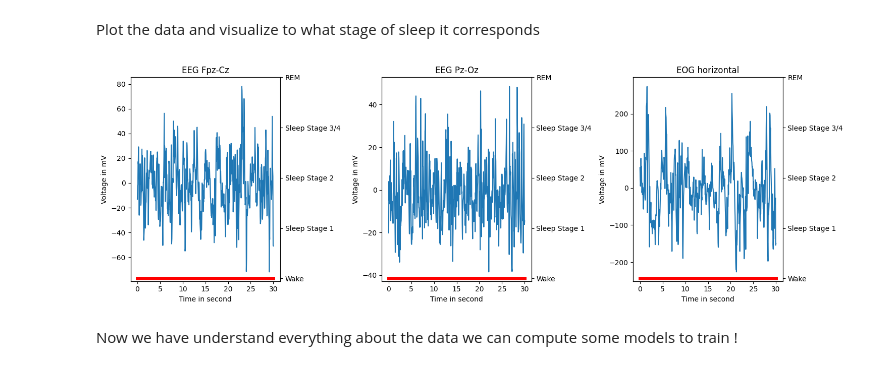
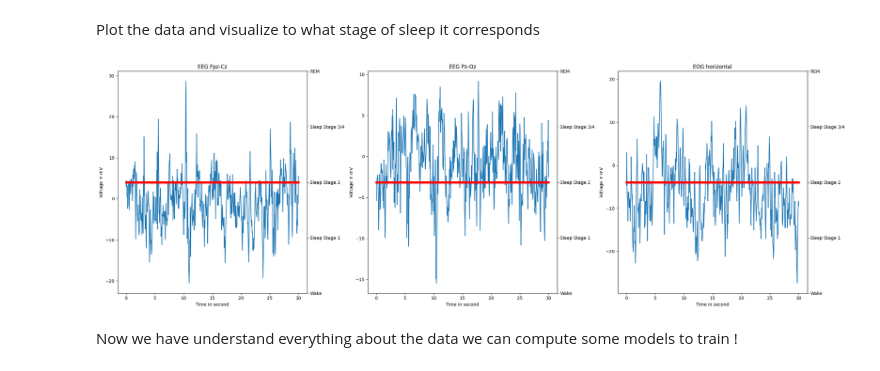
Before and after one commit to constantbourdrez/adl24-sleep-stage, a Jupyter notebook: EEGxEOG_CNN.ipynb, the cells around one changed output. Cells and saved outputs as stored; diff of their text form; code cells hidden in the pictures.

```diff
--- a/EEGxEOG_CNN.ipynb
+++ b/EEGxEOG_CNN.ipynb
@@ -95,50 +92,41 @@ torch.Size([175995, 600, 3])
 # %% [markdown]
 Plot the data and visualize to what stage of sleep it corresponds
 # %%
-numero_analyse=150
+numero_analyse=300
 time=np.linspace(0,30,xtrain.shape[1])
 
-# Créer une figure avec 3 sous-tracés côte à côte
-fig, (ax1, ax2, ax3) = plt.subplots(1, 3, figsize=(15, 5))
+fig, (ax1, ax2, ax3) = plt.subplots(1, 3, figsize=(24, 8))
 
-# Plot 1
 ax1.plot(time, xtrain[numero_analyse,:,0])
 ax1.set_xlabel('Time in second')
 ax1.set_ylabel('Voltage in mV')
 ax1.set_title(measurement[0])
-# Twin axes for ax1
 ax1_2 = ax1.twinx()
 ax1_2.plot(time, ytrain[numero_analyse]*np.ones(time.shape), color='red', linewidth=5)
 ax1_2.set_yticks([0, 1, 2, 3, 4])
 ax1_2.set_yticklabels(['Wake', 'Sleep Stage 1', 'Sleep Stage 2', 'Sleep Stage 3/4', 'REM'], fontsize=10)
 
-# Plot 2
 ax2.plot(time, xtrain[numero_analyse,:,1])
 ax2.set_xlabel('Time in second')
 ax2.set_ylabel('Voltage in mV')
 ax2.set_title(measurement[1])
-# Twin axes for ax2
 ax2_2 = ax2.twinx()
 ax2_2.plot(time, ytrain[numero_analyse]*np.ones(time.shape), color='red', linewidth=5)
 ax2_2.set_yticks([0, 1, 2, 3, 4])
 ax2_2.set_yticklabels(['Wake', 'Sleep Stage 1', 'Sleep Stage 2', 'Sleep Stage 3/4', 'REM'], fontsize=10)
 
-# Plot 3
 ax3.plot(time, xtrain[numero_analyse,:,2])
 ax3.set_xlabel('Time in second')
 ax3.set_ylabel('Voltage in mV')
 ax3.set_title(measurement[2])
-# Twin axes for ax3
 ax3_2 = ax3.twinx()
 ax3_2.plot(time, ytrain[numero_analyse]*np.ones(time.shape), color='red', linewidth=5)
 ax3_2.set_yticks([0, 1, 2, 3, 4])
 ax3_2.set_yticklabels(['Wake', 'Sleep Stage 1', 'Sleep Stage 2', 'Sleep Stage 3/4', 'REM'], fontsize=10)
-
-# Afficher la figure
 plt.tight_layout()
 plt.show()
 # %% [output]
-[figure, old version]
+[figure, new version]
 # %% [markdown]
 Now we have understand everything about the data we can compute some models to train !
 # %% [markdown]
```
Also changed, not shown: parts of 7 cells of this notebook, 12 other files.
